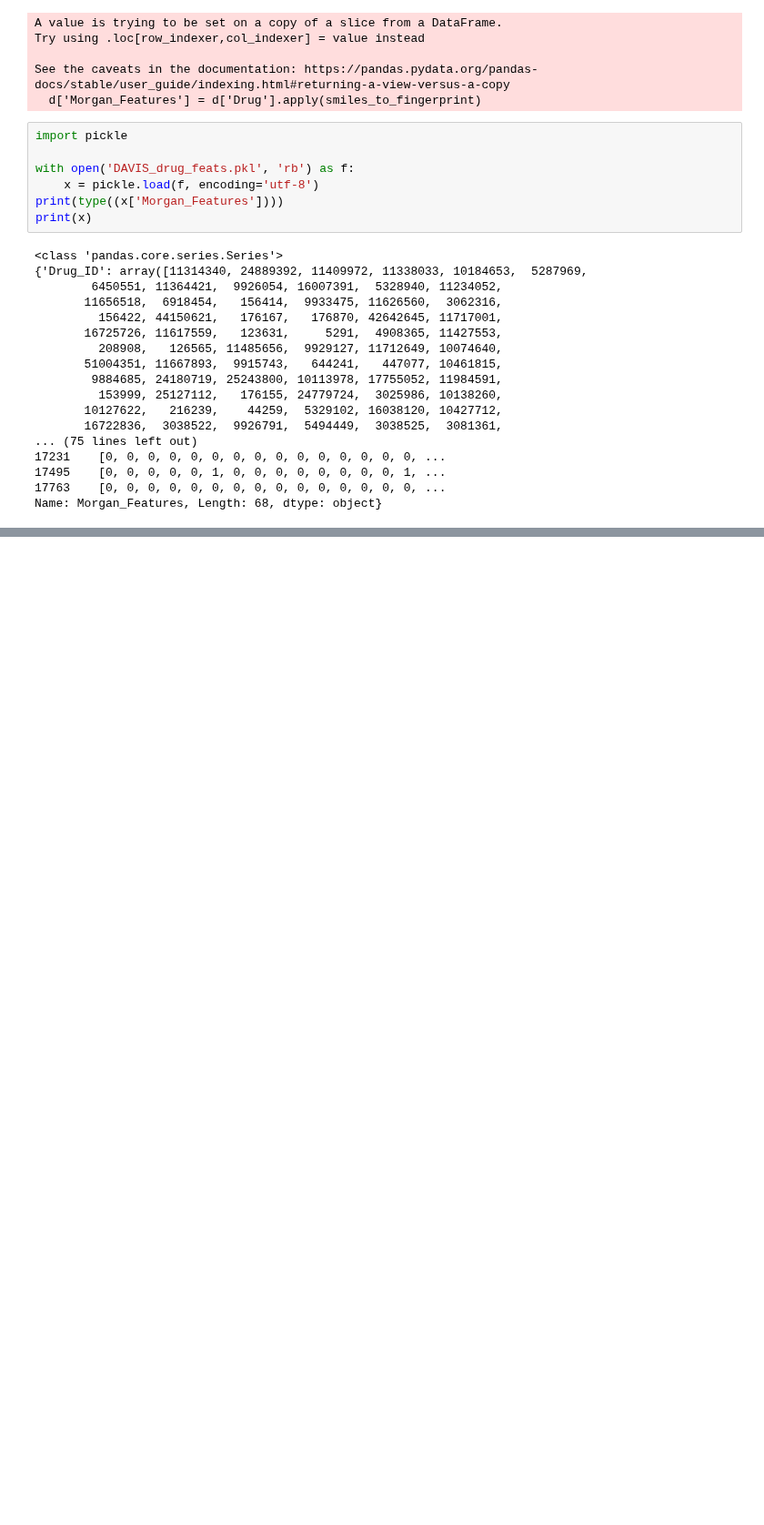
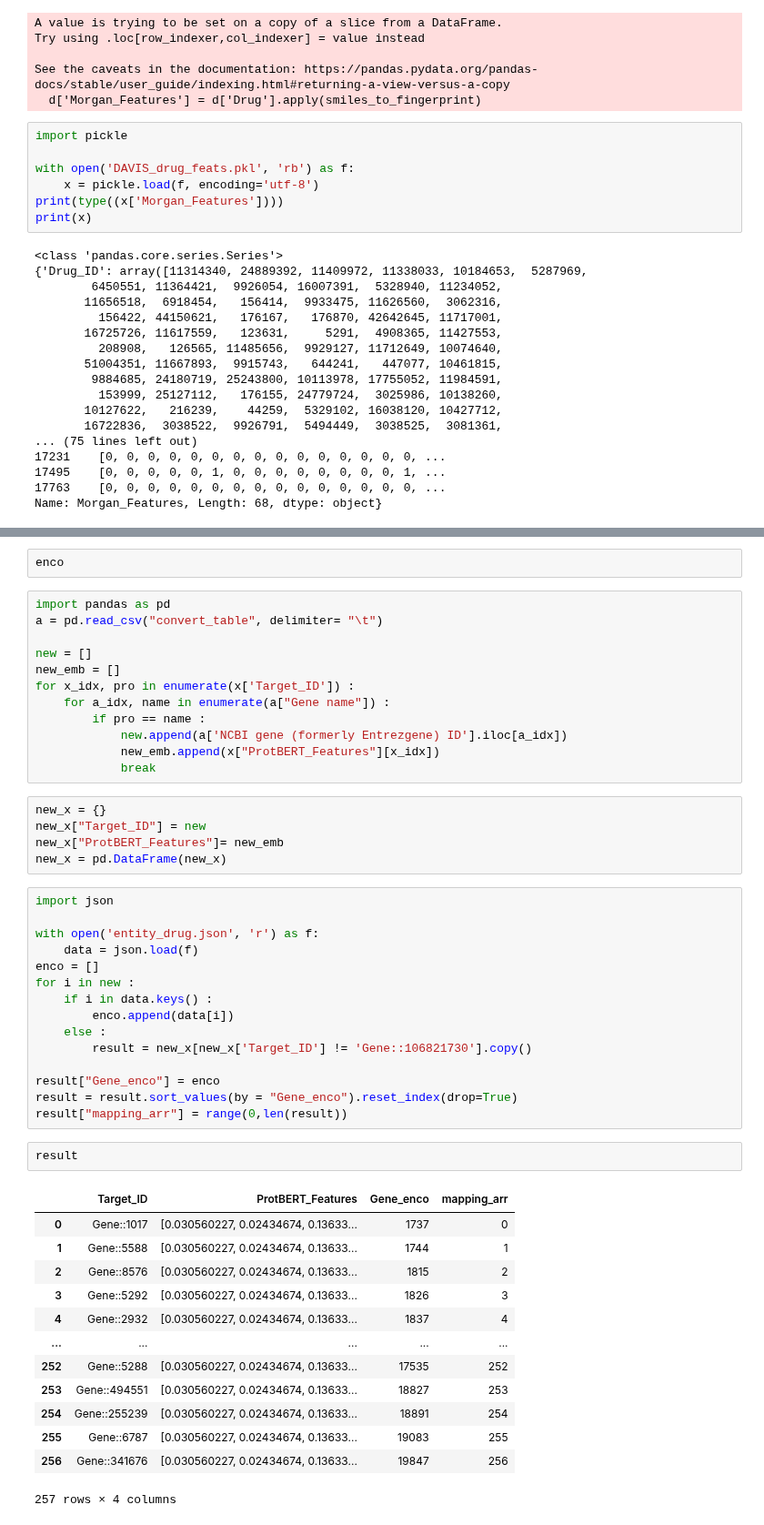
Before and after one commit to MJU-AIDA/DTI, a Jupyter notebook: data/davis/get_dt_pkl.ipynb, the cells around one changed output, grey strips where cells are left out. Shown at 91% size. Saved outputs shown, nothing was run; the diff lists cells and outputs as text; blank space fills up the shorter version.

```diff
--- a/data/davis/get_dt_pkl.ipynb
+++ b/data/davis/get_dt_pkl.ipynb
@@ -150 +153,51 @@ Asking to truncate to max_length but no maximum length is provided and the model
 Dictionary saved as pickle file
+# %%
+enco
+# %%
+import pandas as pd
+a = pd.read_csv("convert_table", delimiter= "\t")
+
+new = []
+new_emb = []
+for x_idx, pro in enumerate(x['Target_ID']) :
+    for a_idx, name in enumerate(a["Gene name"]) :
+        if pro == name :
+            new.append(a['NCBI gene (formerly Entrezgene) ID'].iloc[a_idx])
+            new_emb.append(x["ProtBERT_Features"][x_idx])
+            break
+# %%
+new_x = {}
+new_x["Target_ID"] = new
+new_x["ProtBERT_Features"]= new_emb
+new_x = pd.DataFrame(new_x)
+# %%
+import json
+
+with open('entity_drug.json', 'r') as f:
+    data = json.load(f)
+enco = []
+for i in new :
+    if i in data.keys() :
+        enco.append(data[i])
+    else :
+        result = new_x[new_x['Target_ID'] != 'Gene::106821730'].copy()
+
+result["Gene_enco"] = enco
+result = result.sort_values(by = "Gene_enco").reset_index(drop=True)
+result["mapping_arr"] = range(0,len(result))
+# %%
+result
+# %% [output]
+|  | Target_ID | ProtBERT_Features | Gene_enco | mapping_arr |
+| 0 | Gene::1017 | [0.030560227, 0.02434674, 0.13633... | 1737 | 0 |
+| 1 | Gene::5588 | [0.030560227, 0.02434674, 0.13633... | 1744 | 1 |
+| 2 | Gene::8576 | [0.030560227, 0.02434674, 0.13633... | 1815 | 2 |
+| 3 | Gene::5292 | [0.030560227, 0.02434674, 0.13633... | 1826 | 3 |
+| 4 | Gene::2932 | [0.030560227, 0.02434674, 0.13633... | 1837 | 4 |
+| ... | ... | ... | ... | ... |
+| 252 | Gene::5288 | [0.030560227, 0.02434674, 0.13633... | 17535 | 252 |
+| 253 | Gene::494551 | [0.030560227, 0.02434674, 0.13633... | 18827 | 253 |
+| 254 | Gene::255239 | [0.030560227, 0.02434674, 0.13633... | 18891 | 254 |
+| 255 | Gene::6787 | [0.030560227, 0.02434674, 0.13633... | 19083 | 255 |
+| 256 | Gene::341676 | [0.030560227, 0.02434674, 0.13633... | 19847 | 256 |
+257 rows × 4 columns
```
Also changed, not shown: parts of 6 cells of this notebook, 11 other files.
